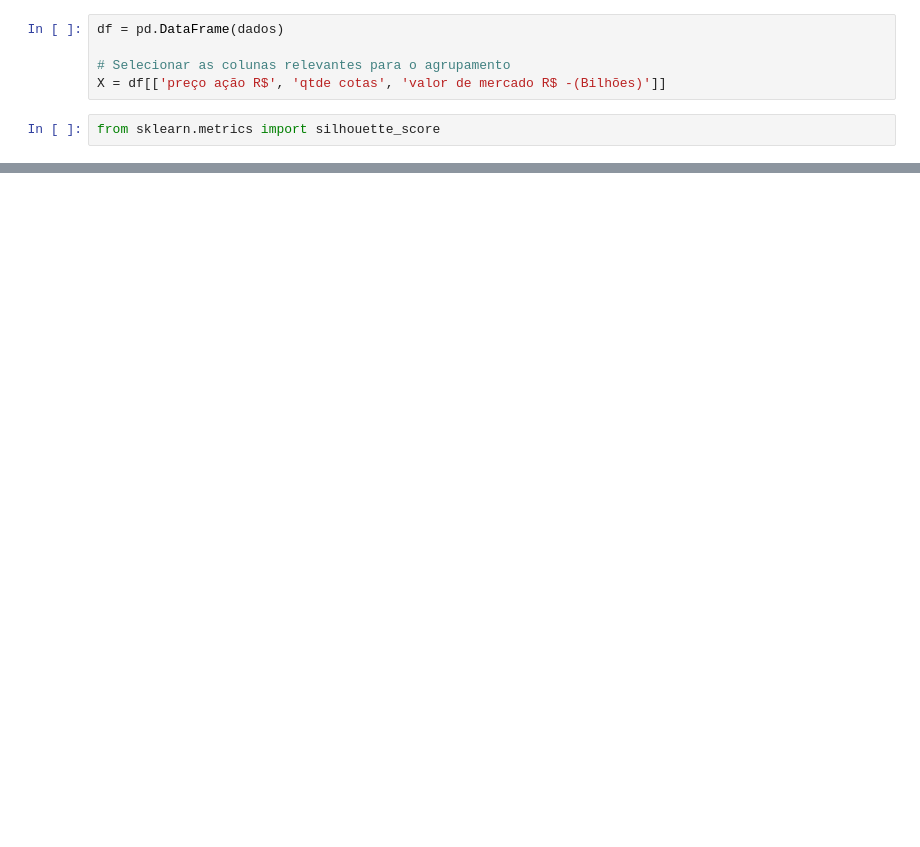
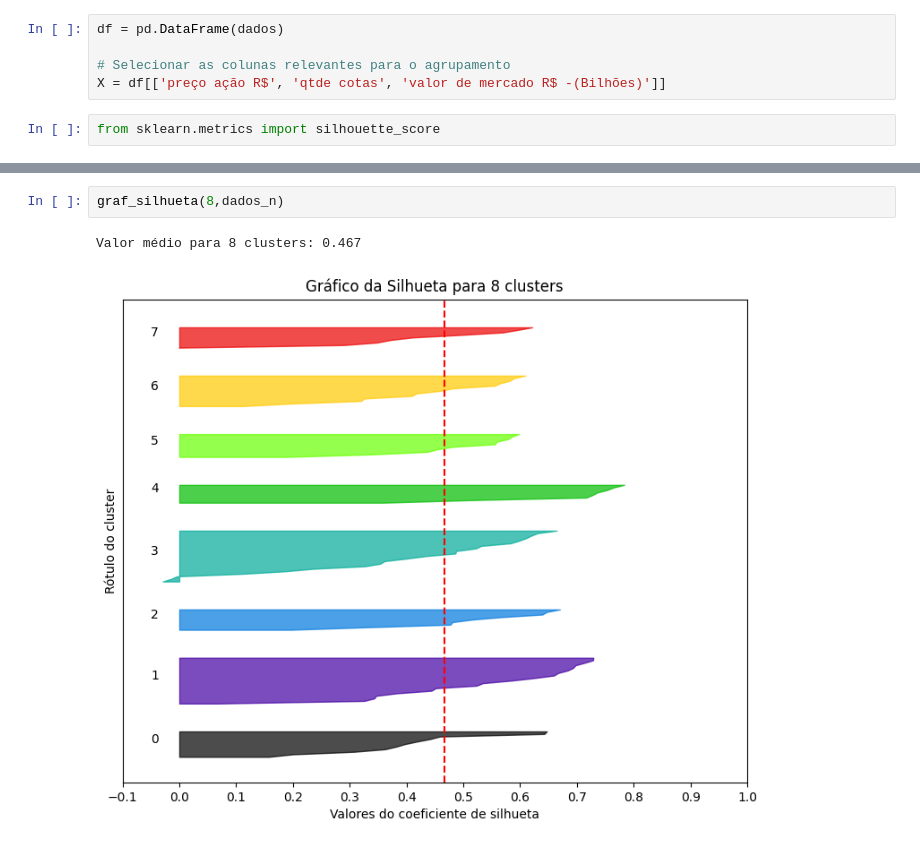
Before and after one commit to Godooih/IA, a Jupyter notebook: Somativa/Codigo/codigo.ipynb, the cells around one changed output, grey strips where cells are left out. Cells and saved outputs as stored; diff of their text form; blank space fills up the shorter version.

```diff
--- a/Somativa/Codigo/codigo.ipynb
+++ b/Somativa/Codigo/codigo.ipynb
@@ -160,0 +222,5 @@ ValueError: x and y must have same first dimension, but have shapes (23,) and (3
+# %%
+graf_silhueta(8,dados_n)
+# %% [output]
+Valor médio para 8 clusters: 0.467
+[figure, added]
```
Also changed, not shown: parts of 10 cells of this notebook.
